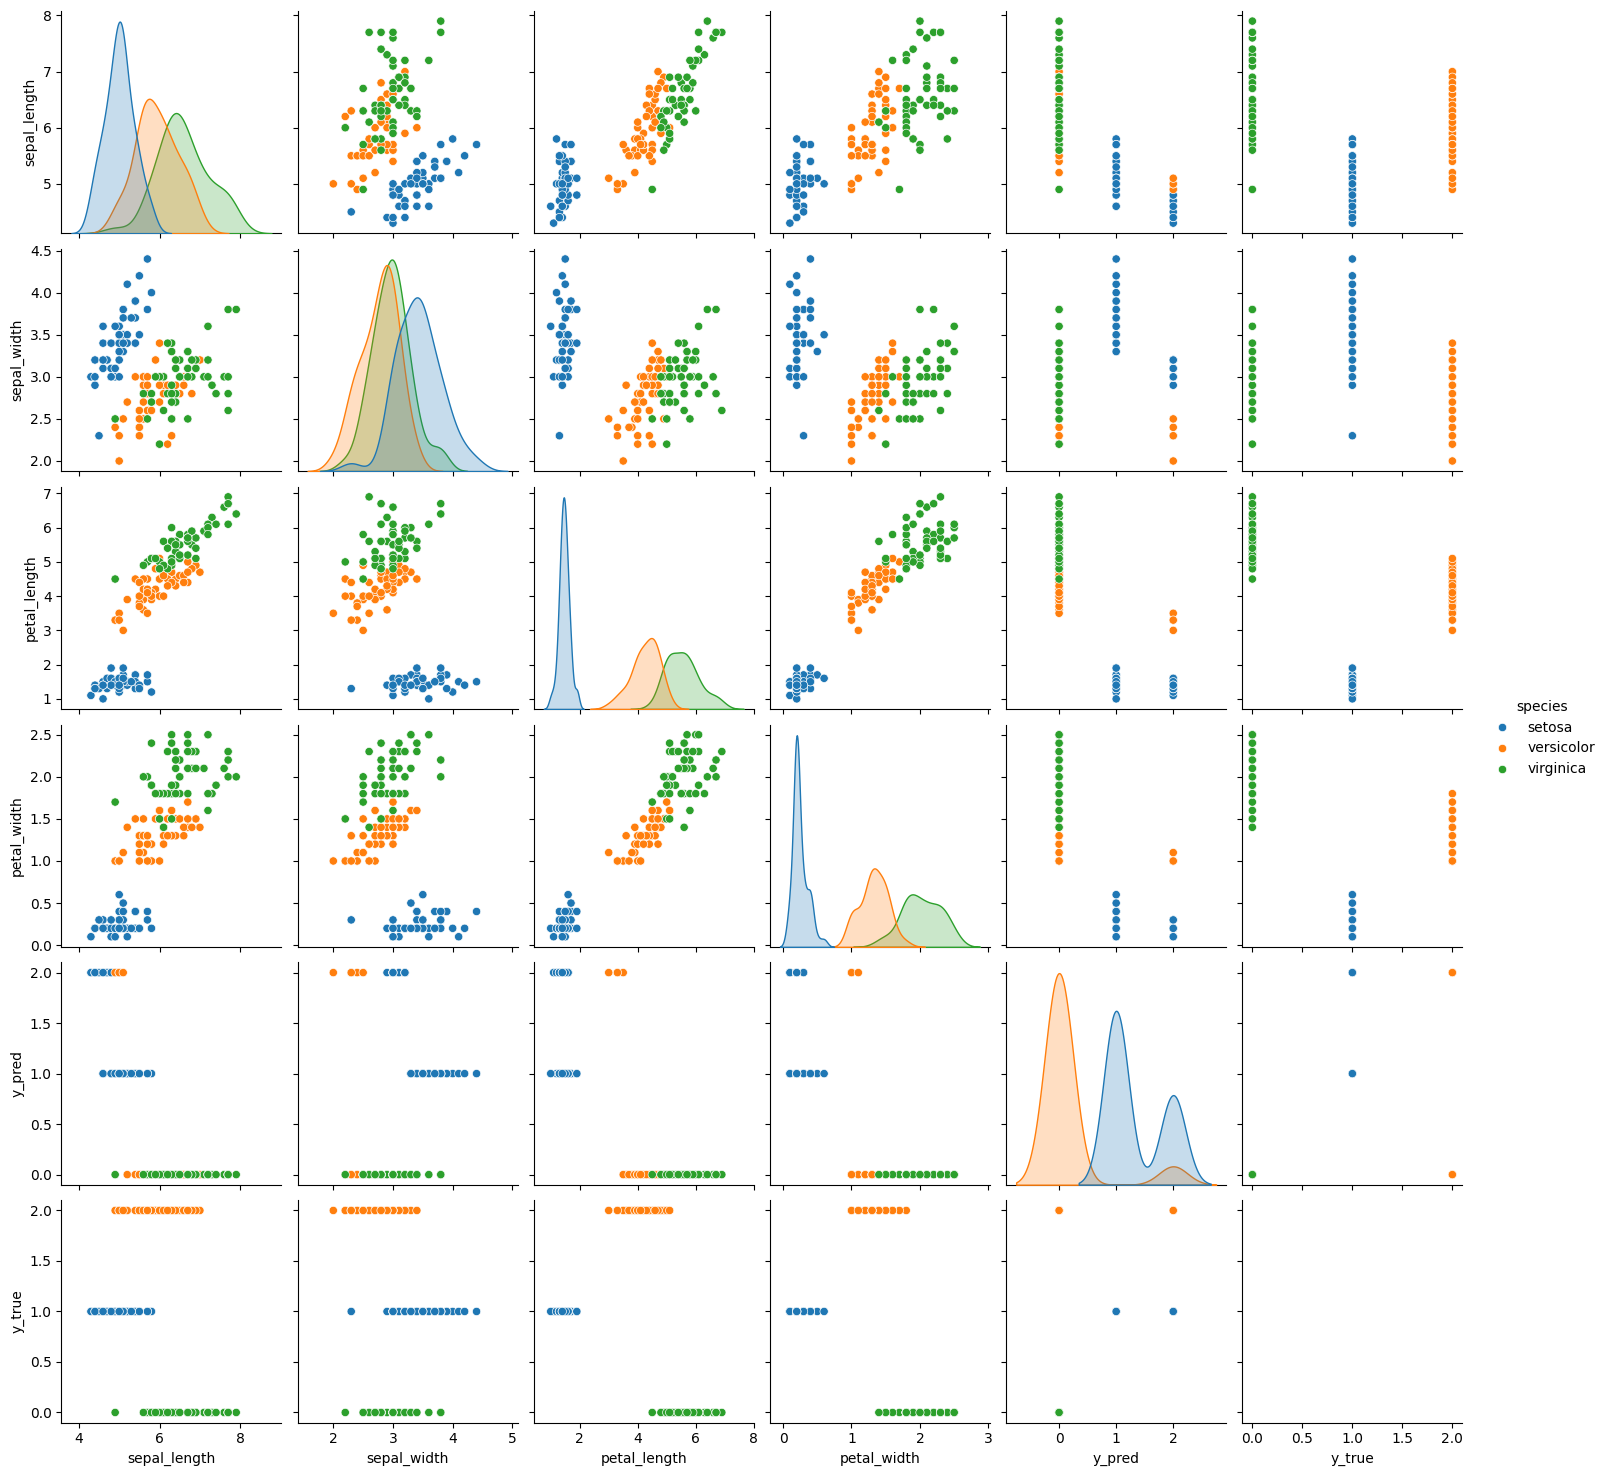
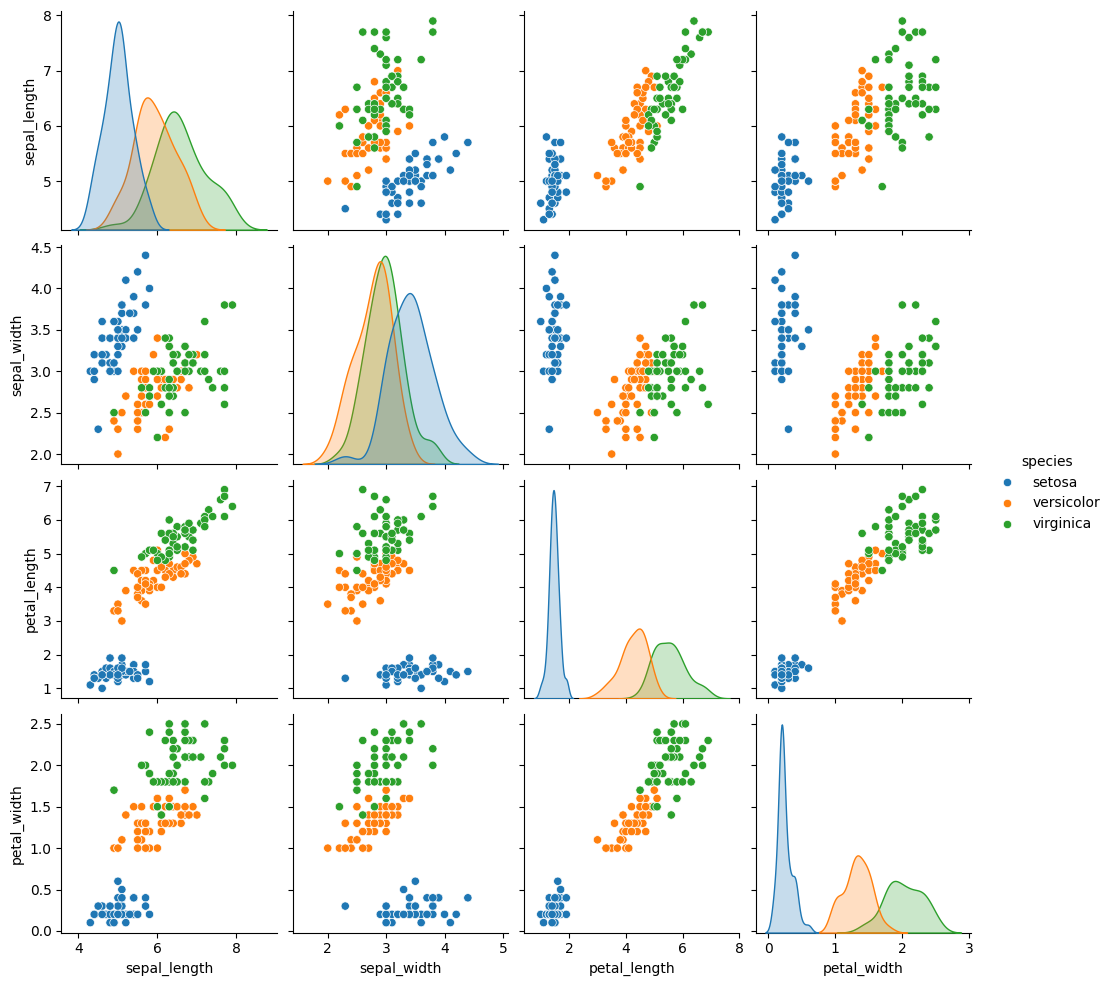
The change to this notebook cell's code, shown as a diff; its figure went from the first image to the second:
--- before
+++ after
@@ -1 +1,7 @@
-sns.pairplot(iris, hue='species');
+sns.pairplot(iris[[
+    'sepal_length',
+    'sepal_width',
+    'petal_length',
+    'petal_width',
+    'species']],
+    hue='species');

Commit: fix: fix for resubmission